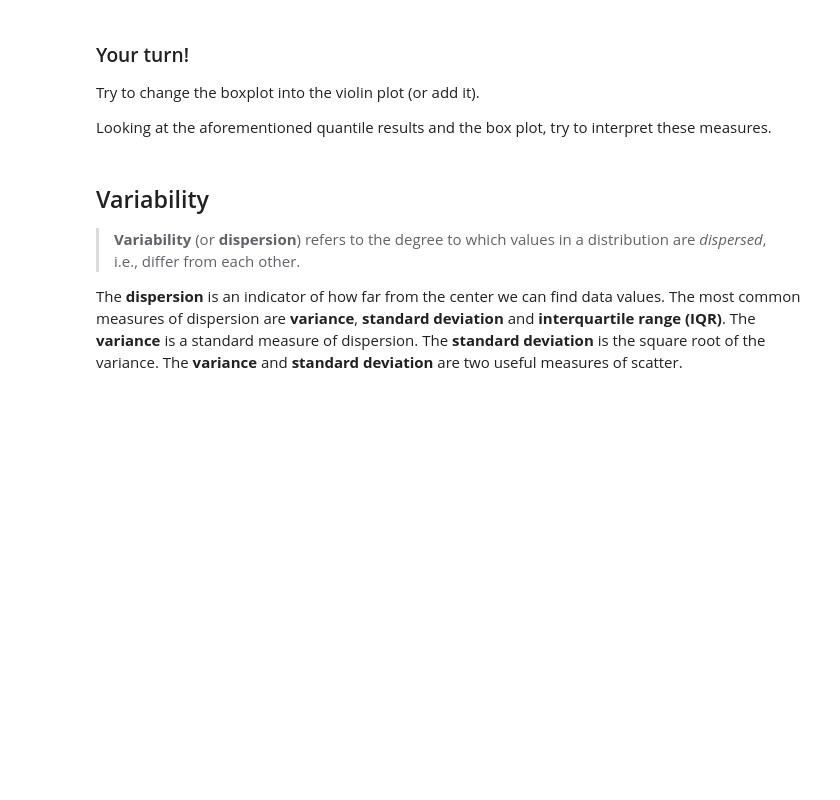
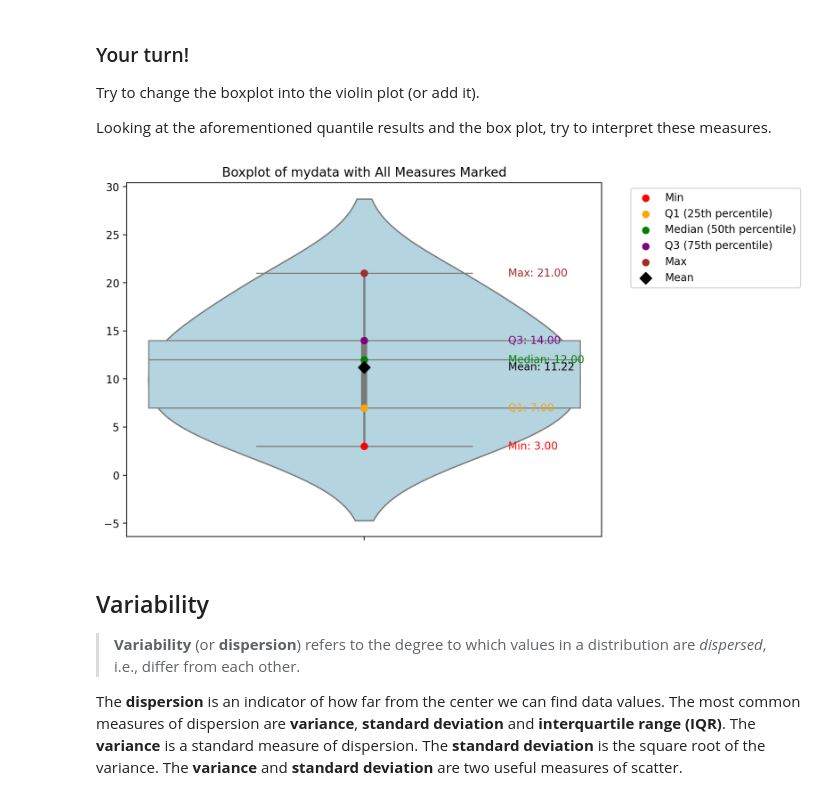
Before and after one commit to arietz/DS2025, a Jupyter notebook: Report5/Exercise8.ipynb, the cells around one changed output. Drawn from its saved outputs; the diff is of its cells as text; code cells hidden in the pictures; blank space fills up the shorter version.

```diff
--- a/Report5/Exercise8.ipynb
+++ b/Report5/Exercise8.ipynb
@@ -577,6 +591,45 @@ plt.show()
 Try to change the boxplot into the violin plot (or add it).
 
 Looking at the aforementioned quantile results and the box plot, try to interpret these measures.
+# %%
+# Create boxplot
+fig, ax = plt.subplots(figsize=(8, 6))
+sns.boxplot(data=mydata, ax=ax, color='lightblue', width=0.3)
+sns.violinplot(data=mydata, ax=ax, color='lightblue', width=0.3)
+# Calculate statistics
+minimum = np.min(mydata)
+q1 = np.percentile(mydata, 25)
+median = np.median(mydata)
+q3 = np.percentile(mydata, 75)
+maximum = np.max(mydata)
+mean = np.mean(mydata)
+
+ax.scatter(0, minimum, color='red', label='Min', zorder=5)
+ax.scatter(0, q1, color='orange', label='Q1 (25th percentile)', zorder=5)
+ax.scatter(0, median, color='green', label='Median (50th percentile)', zorder=5)
+ax.scatter(0, q3, color='purple', label='Q3 (75th percentile)', zorder=5)
+ax.scatter(0, maximum, color='brown', label='Max', zorder=5)
+ax.scatter(0, mean, color='black', marker='D', s=60, label='Mean', zorder=5)
+
+for value, name, color in zip(
+    [minimum, q1, median, mean, q3, maximum],
+    ['Min', 'Q1', 'Median', 'Mean', 'Q3', 'Max'],
+    ['red', 'orange', 'green', 'black', 'purple', 'brown']
+):
+    ax.text(0.1, value, f'{name}: {value:.2f}', verticalalignment='center', color=color)
+
+
+ax.set_title('Boxplot of mydata with All Measures Marked')
+ax.legend(bbox_to_anchor=(1.05, 1), loc='upper left')
+
+#violin plot
+
+
+
+
+plt.show()
+# %% [output]
+[figure, added]
 # %% [markdown]
 ## Variability
 
```
Also changed, not shown: parts of 29 cells of this notebook, 1 other file.
